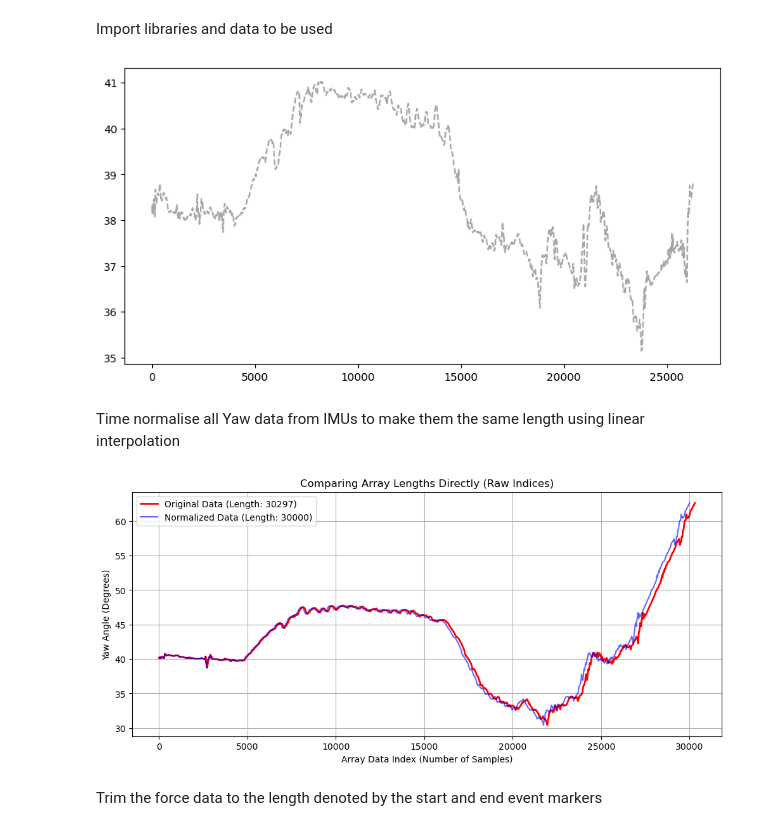
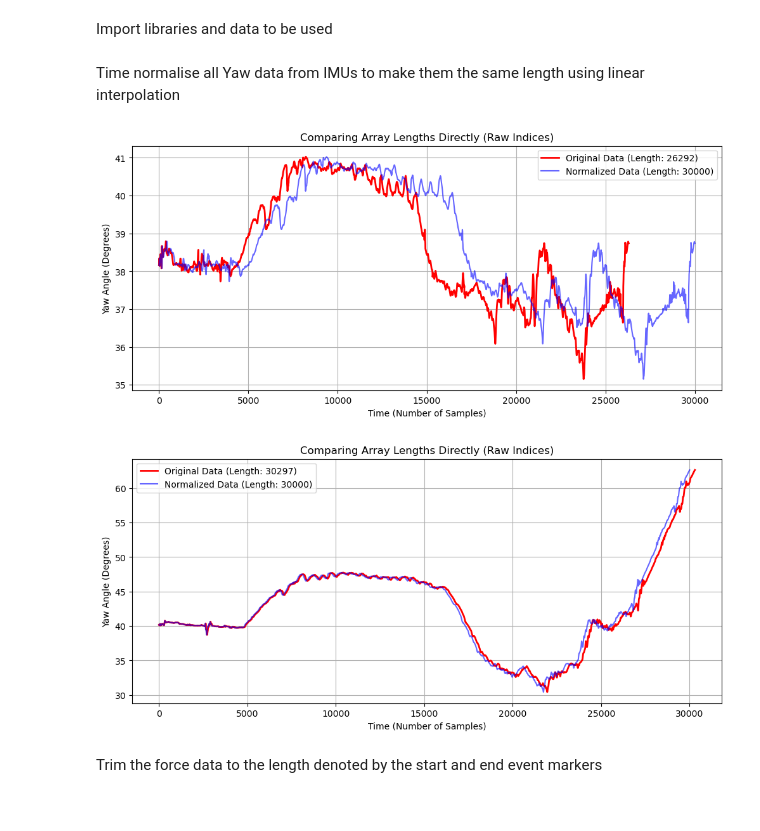
Before and after one commit to aw422/Spine-Stiffness-Python, a Jupyter notebook: FullTestProcPy.ipynb, the cells around one changed output. Cells and saved outputs as stored; diff of their text form; code cells hidden in the pictures.

```diff
--- a/FullTestProcPy.ipynb
+++ b/FullTestProcPy.ipynb
@@ -27,42 +27,52 @@ em_untrimmed = force_data_raw[1].values
 
 
 # Plot the original data
-plt.figure(figsize=(10, 5))
-plt.plot(l1_yaw_un_norm.flatten(), label='Original Data (Un-normalized)', color='gray', linestyle='--', alpha=0.7)
-plt.show()
+#plt.figure(figsize=(10, 5))
+#plt.plot(l1_yaw_un_norm.flatten(), label='Original Data (Un-normalized)', color='gray', linestyle='--', alpha=0.7)
+#plt.show()
-# %% [output]
-[figure, removed]
 # %% [markdown]
 Time normalise all Yaw data from IMUs to make them the same length using linear interpolation
 # %%
 from scipy.interpolate import interp1d
 
 def time_normalize_signal(x, target_length=30000):
 
     """Time-normalizes a signal to a specified target length using interpolation."""#
     x_flat=x.flatten()
     original_length=len(x_flat)
     old_time = np.arange(0, original_length)
     interpolator = interp1d(old_time, x_flat, kind='linear', bounds_error=True)
     new_time = np.linspace(0, original_length - 1, target_length)
     return interpolator(new_time)
 
 l1_yaw_norm = time_normalize_signal(l1_yaw_un_norm)
 s1_yaw_norm = time_normalize_signal(s1_yaw_un_norm)
 winch_yaw_norm = time_normalize_signal(winch_yaw_un_norm)
 
+# Plot the original and normalized data for L1 to compare lengths
+plt.figure(figsize=(12, 5))
+plt.plot(l1_yaw_un_norm.flatten(), label=f'Original Data (Length: {len(l1_yaw_un_norm)})', color='red', linewidth=2)
+plt.plot(l1_yaw_norm, label=f'Normalized Data (Length: {len(l1_yaw_norm)})', color='blue', alpha=0.6)
+plt.title('Comparing Array Lengths Directly (Raw Indices)')
+plt.xlabel('Time (Number of Samples)')
+plt.ylabel('Yaw Angle (Degrees)')
+plt.legend()
+plt.grid(True)
+plt.show()
+
 # Plot the original and normalized data for S1 to compare lengths
 plt.figure(figsize=(12, 5))
 plt.plot(s1_yaw_un_norm.flatten(), label=f'Original Data (Length: {len(s1_yaw_un_norm)})', color='red', linewidth=2)
 plt.plot(s1_yaw_norm, label=f'Normalized Data (Length: {len(s1_yaw_norm)})', color='blue', alpha=0.6)
 plt.title('Comparing Array Lengths Directly (Raw Indices)')
-plt.xlabel('Array Data Index (Number of Samples)')
+plt.xlabel('Time (Number of Samples)')
 plt.ylabel('Yaw Angle (Degrees)')
 plt.legend()
 plt.grid(True)
 plt.show()
 # %% [output]
-[figure, old version]
+[figure, new version]
+[figure, added]
 # %% [markdown]
 Trim the force data to the length denoted by the start and end event markers
 # %%
```
Also changed, not shown: parts of 4 cells of this notebook.
